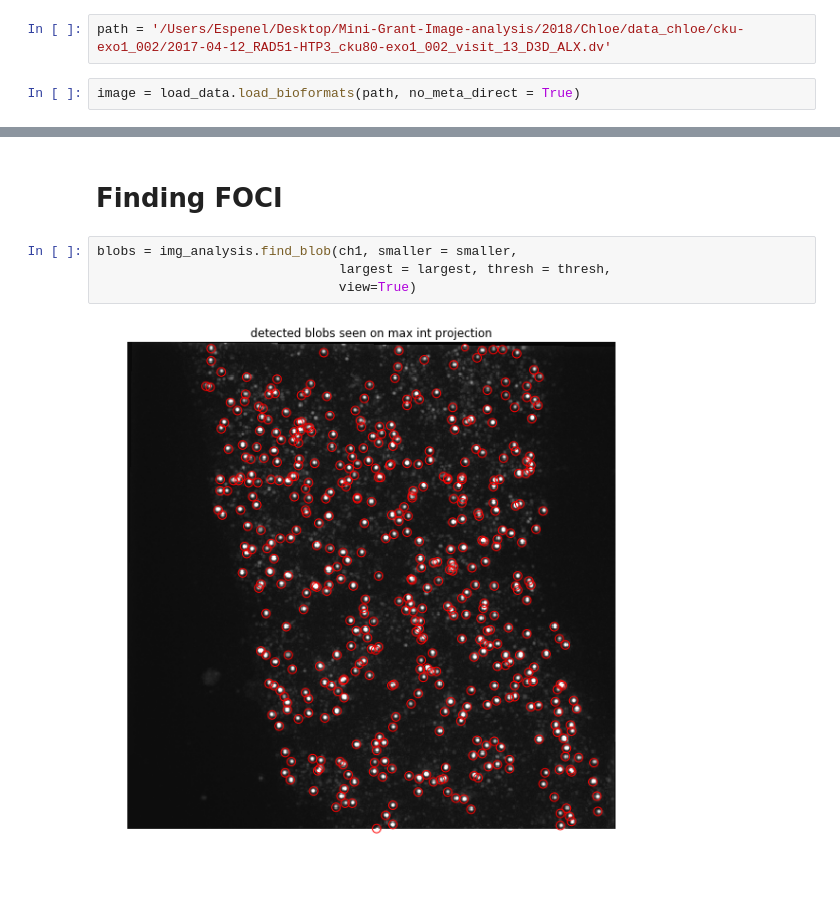
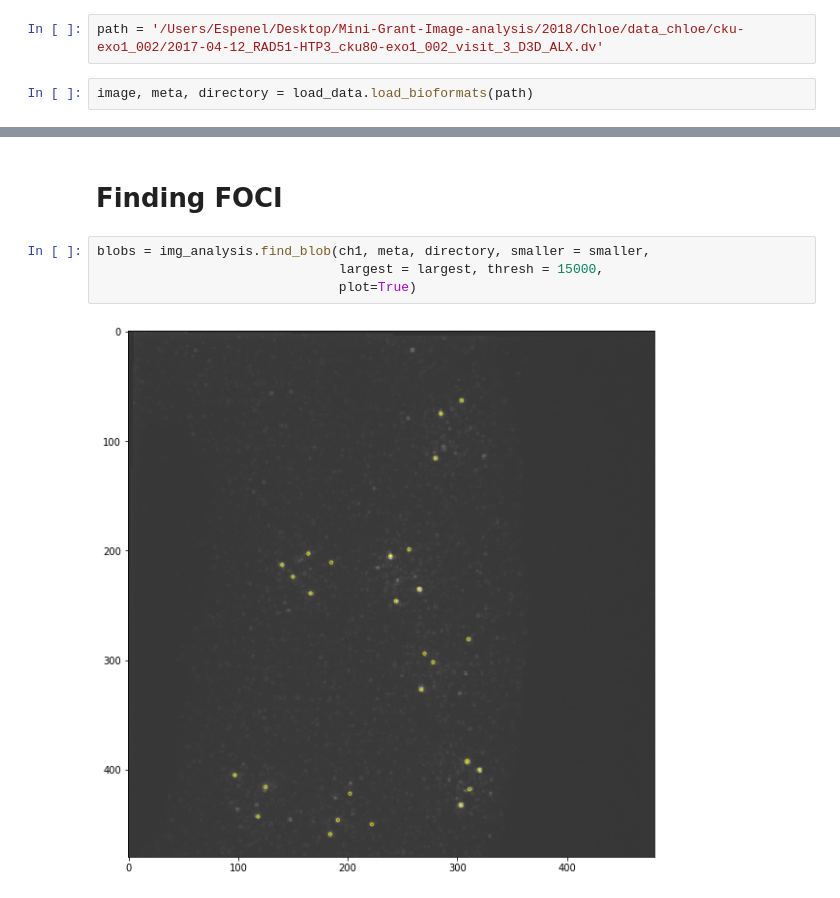
Before and after one commit to bioimage-analysis/Chloe_Chromosome_detection, a Jupyter notebook: notebook/Background_FOCI_Finding.ipynb, the cells around one changed output, grey strips where cells are left out. Cells and saved outputs as stored; diff of their text form.

```diff
--- a/notebook/Background_FOCI_Finding.ipynb
+++ b/notebook/Background_FOCI_Finding.ipynb
@@ -31,9 +31,9 @@ from chromosome_dsb import *
 # %%
 javabridge.start_vm(class_path=bioformats.JARS)
 # %%
-path = '/Users/Espenel/Desktop/Mini-Grant-Image-analysis/2018/Chloe/data_chloe/cku-exo1_002/2017-04-12_RAD51-HTP3_cku80-exo1_002_visit_13_D3D_ALX.dv'
+path = '/Users/Espenel/Desktop/Mini-Grant-Image-analysis/2018/Chloe/data_chloe/cku-exo1_002/2017-04-12_RAD51-HTP3_cku80-exo1_002_visit_3_D3D_ALX.dv'
 # %%
-image = load_data.load_bioformats(path, no_meta_direct = True)
+image, meta, directory = load_data.load_bioformats(path)
 # %%
 view(visualization.convert_view(image[:,:,:,3]))
 # %% [output]
@@ -65,8 +65,8 @@ interactive(children=(IntSlider(value=100, description='pos', max=479), Dropdown
 # %% [markdown]
 # Finding FOCI
 # %%
-blobs = img_analysis.find_blob(ch1, smaller = smaller,
-                               largest = largest, thresh = thresh,
-                               view=True)
+blobs = img_analysis.find_blob(ch1, meta, directory, smaller = smaller,
+                               largest = largest, thresh = 15000,
+                               plot=True)
 # %% [output]
-[figure, old version]
+[figure, new version]
```
Also changed, not shown: parts of 1 cell of this notebook, 7 other files.
